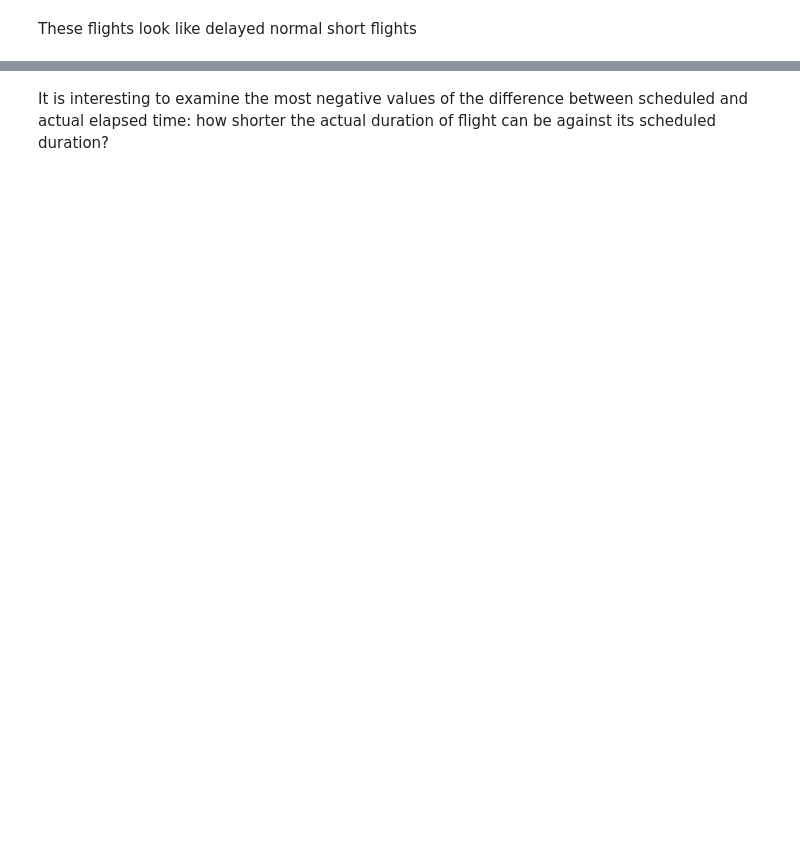
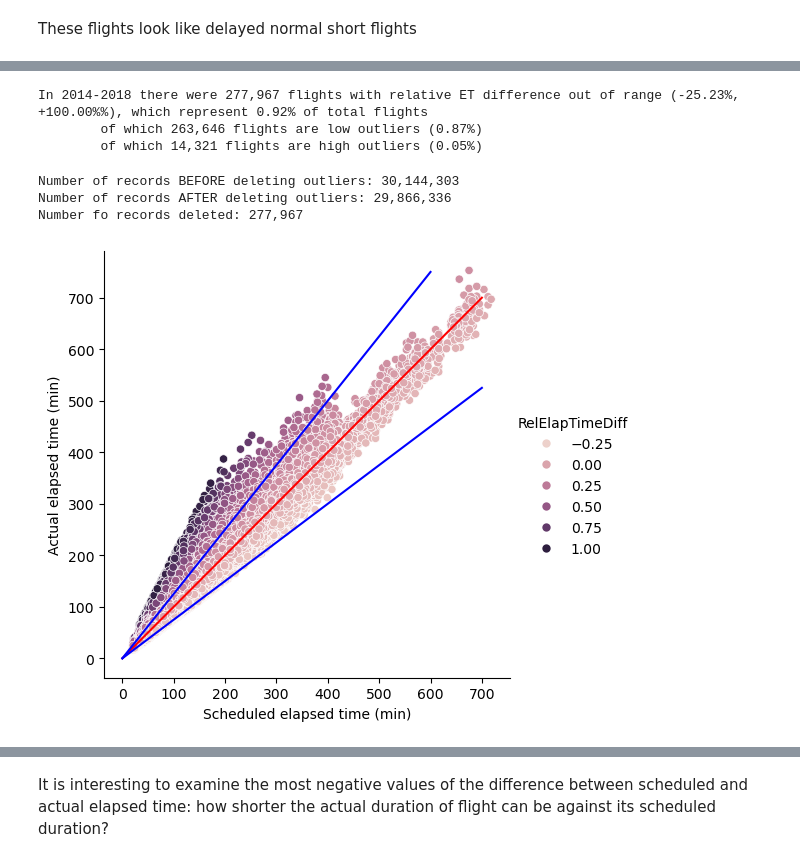
Before and after one commit to kholodov-a/Springboard_repo, a Jupyter notebook: CS2-flights-delay-REPO/notebooks/Data Wrangling.ipynb, the cells around one changed output, grey strips where cells are left out. Drawn from its saved outputs; the diff is of its cells as text; code cells hidden in the pictures; blank space fills up the shorter version.

```diff
--- a/CS2-flights-delay-REPO/notebooks/Data Wrangling.ipynb
+++ b/CS2-flights-delay-REPO/notebooks/Data Wrangling.ipynb
@@ -2348,3 +2592,52 @@ flights[flights['DivReachedDest'] & ~flights['ArrDelay'].isna()][['ArrDT', 'ArrD
+# %%
+relative_diff_low_outliers = (flights['RelElapTimeDiff'] < outlier_limit_low)
+relative_diff_high_outliers = (flights['RelElapTimeDiff'] > 1)
+new_outliers = (flights['RelElapTimeDiff'] < outlier_limit_low) | (flights['RelElapTimeDiff'] > 1)
+
+# Printing some summary for ALL OUTLIERS
+print('In 2014-2018 there were {:,d} flights with relative ET difference out of range ({:.2%}, {:+.2%}%), which represent {:.2%} of total flights'
+      .format(n:=len(flights[new_outliers]['Flight_Number_Reporting_Airline']),
+              outlier_limit_low,
+              1,
+              n / (t := len(flights))))
+# Printing some summary for LOW OUTLIERS
+print('        of which {:,d} flights are low outliers ({:.2%})'.format(l := len(flights[relative_diff_low_outliers]), l / t))
+# Printing some summary for ALL OUTLIERS
+print('        of which {:,d} flights are high outliers ({:.2%})'.format(h := len(flights[relative_diff_high_outliers]), h / t))
+# %% [output]
+In 2014-2018 there were 277,967 flights with relative ET difference out of range (-25.23%, +100.00%%), which represent 0.92% of total flights
+        of which 263,646 flights are low outliers (0.87%)
+        of which 14,321 flights are high outliers (0.05%)
+# %%
+print('Number of records BEFORE deleting outliers: {:,d}'.format(b := len(flights)))
+flights = flights[(~relative_diff_low_outliers) & (~relative_diff_high_outliers)]
+print('Number of records AFTER deleting outliers: {:,d}'.format(a := len(flights)))
+print('Number fo records deleted: {:,d}'.format(b - a))
+# %% [output]
+Number of records BEFORE deleting outliers: 30,144,303
+Number of records AFTER deleting outliers: 29,866,336
+Number fo records deleted: 277,967
+# %%
+flights_sample = flights.sample(n=1000000)
+sns.relplot(data=flights_sample,
+            x='CRSElapsedTime',
+            y='ActualElapsedTime',
+            hue='RelElapTimeDiff',
+            kind='scatter')
+plt.xlabel('Scheduled elapsed time (min)')
+plt.ylabel('Actual elapsed time (min)')
+line_x = [0, 700]
+line_y = [0, 700]
+line_up_x = [0, 600]
+line_up_y = [0, 750]
+line_down_x = [0, 700]
+line_down_y = [0, 525]
+plt.plot(line_x, line_y, color ='r')
+plt.plot(line_up_x, line_up_y, color ='b')
+plt.plot(line_down_x, line_down_y, color ='b')
+plt.show()
+# %% [output]
+[figure, added]
 # %%
 Act_vs_CRS_ET = flights['ElapsedTimeDiff']
 Act_vs_CRS_ET = Act_vs_CRS_ET.astype(float)
```
Also changed, not shown: parts of 114 cells of this notebook.
